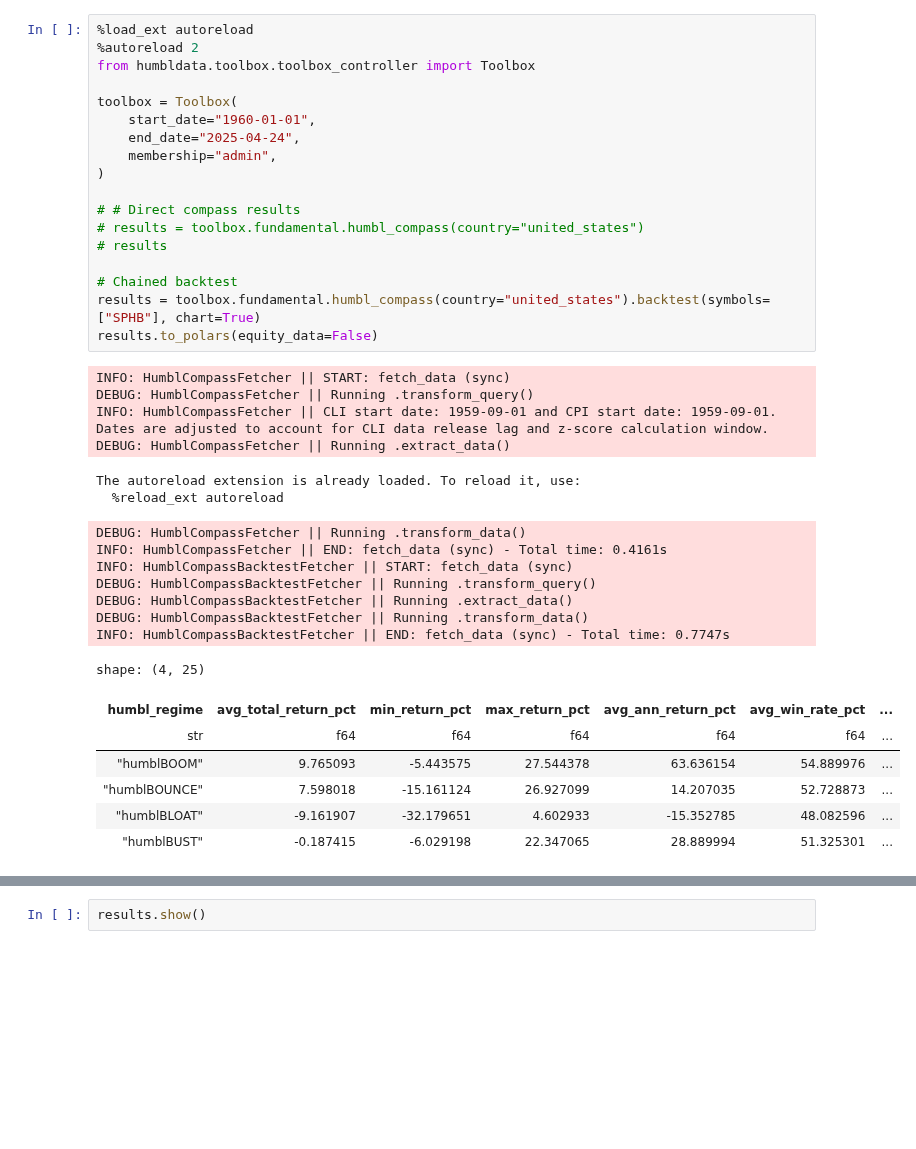
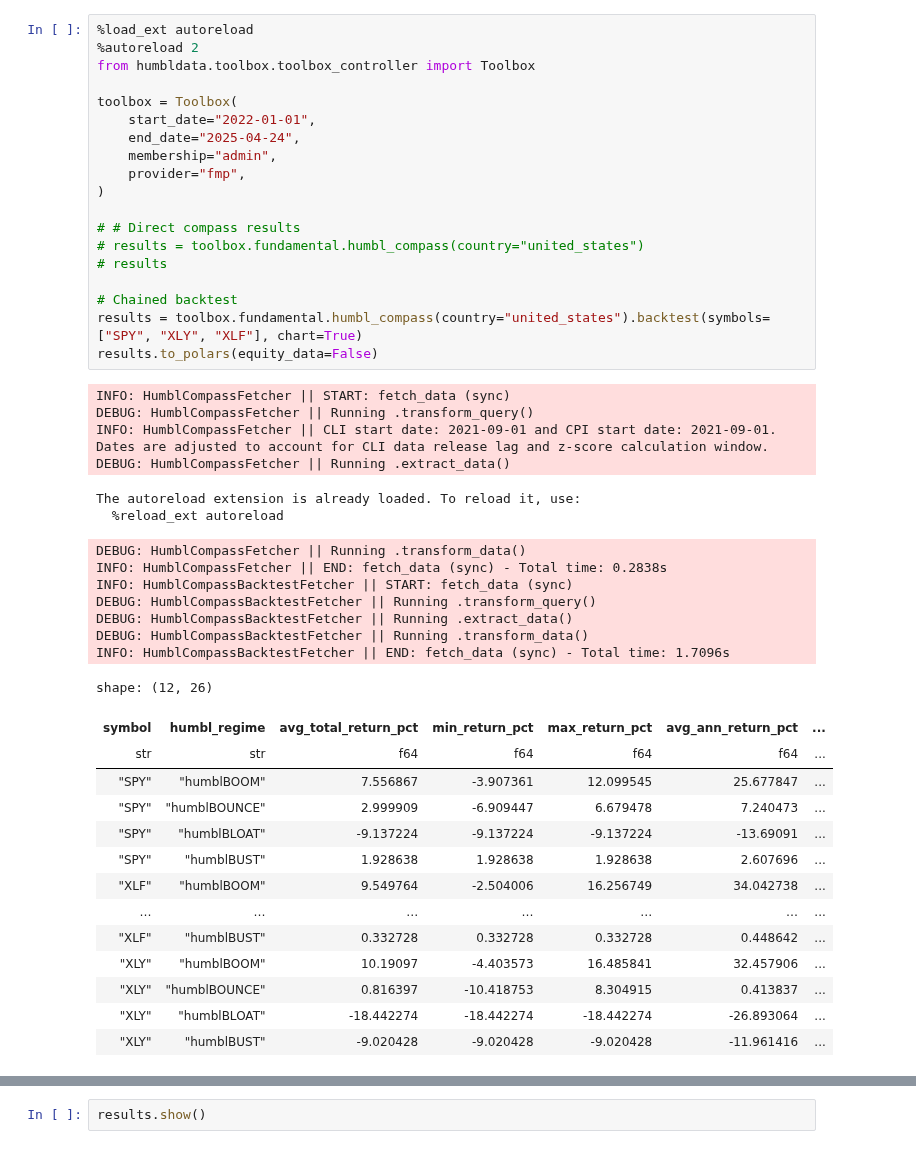
Before and after one commit to humblFINANCE/humblDATA, a Jupyter notebook: notebooks/examples/humblCOMPASS-backtest_example.ipynb, the cells around one changed output, grey strips where cells are left out. Saved outputs shown, nothing was run; the diff lists cells and outputs as text; blank space fills up the shorter version.

```diff
--- a/notebooks/examples/humblCOMPASS-backtest_example.ipynb
+++ b/notebooks/examples/humblCOMPASS-backtest_example.ipynb
@@ -13,39 +16,47 @@ obb.account.login(pat=Env().OBB_PAT, remember_me=True)
 # %%
 %load_ext autoreload
 %autoreload 2
 from humbldata.toolbox.toolbox_controller import Toolbox
 
 toolbox = Toolbox(
-    start_date="1960-01-01",
+    start_date="2022-01-01",
     end_date="2025-04-24",
     membership="admin",
+    provider="fmp",
 )
 
 # # Direct compass results
 # results = toolbox.fundamental.humbl_compass(country="united_states")
 # results
 
 # Chained backtest
-results = toolbox.fundamental.humbl_compass(country="united_states").backtest(symbols=["SPHB"], chart=True)
+results = toolbox.fundamental.humbl_compass(country="united_states").backtest(symbols=["SPY", "XLY", "XLF"], chart=True)
 results.to_polars(equity_data=False)
 # %% [output]
 INFO: HumblCompassFetcher || START: fetch_data (sync)
 DEBUG: HumblCompassFetcher || Running .transform_query()
-INFO: HumblCompassFetcher || CLI start date: 1959-09-01 and CPI start date: 1959-09-01. Dates are adjusted to account for CLI data release lag and z-score calculation window.
+INFO: HumblCompassFetcher || CLI start date: 2021-09-01 and CPI start date: 2021-09-01. Dates are adjusted to account for CLI data release lag and z-score calculation window.
 DEBUG: HumblCompassFetcher || Running .extract_data()
 The autoreload extension is already loaded. To reload it, use:
   %reload_ext autoreload
 DEBUG: HumblCompassFetcher || Running .transform_data()
-INFO: HumblCompassFetcher || END: fetch_data (sync) - Total time: 0.4161s
+INFO: HumblCompassFetcher || END: fetch_data (sync) - Total time: 0.2838s
 INFO: HumblCompassBacktestFetcher || START: fetch_data (sync)
 DEBUG: HumblCompassBacktestFetcher || Running .transform_query()
 DEBUG: HumblCompassBacktestFetcher || Running .extract_data()
 DEBUG: HumblCompassBacktestFetcher || Running .transform_data()
-INFO: HumblCompassBacktestFetcher || END: fetch_data (sync) - Total time: 0.7747s
+INFO: HumblCompassBacktestFetcher || END: fetch_data (sync) - Total time: 1.7096s
-shape: (4, 25)
+shape: (12, 26)
-| humbl_regime | avg_total_return_pct | min_return_pct | max_return_pct | avg_ann_return_pct | avg_win_rate_pct | ... |
-| str | f64 | f64 | f64 | f64 | f64 | ... |
-| "humblBOOM" | 9.765093 | -5.443575 | 27.544378 | 63.636154 | 54.889976 | ... |
-| "humblBOUNCE" | 7.598018 | -15.161124 | 26.927099 | 14.207035 | 52.728873 | ... |
-| "humblBLOAT" | -9.161907 | -32.179651 | 4.602933 | -15.352785 | 48.082596 | ... |
-| "humblBUST" | -0.187415 | -6.029198 | 22.347065 | 28.889994 | 51.325301 | ... |
+| symbol | humbl_regime | avg_total_return_pct | min_return_pct | max_return_pct | avg_ann_return_pct | ... |
+| str | str | f64 | f64 | f64 | f64 | ... |
+| "SPY" | "humblBOOM" | 7.556867 | -3.907361 | 12.099545 | 25.677847 | ... |
+| "SPY" | "humblBOUNCE" | 2.999909 | -6.909447 | 6.679478 | 7.240473 | ... |
+| "SPY" | "humblBLOAT" | -9.137224 | -9.137224 | -9.137224 | -13.69091 | ... |
+| "SPY" | "humblBUST" | 1.928638 | 1.928638 | 1.928638 | 2.607696 | ... |
+| "XLF" | "humblBOOM" | 9.549764 | -2.504006 | 16.256749 | 34.042738 | ... |
+| … | … | … | … | … | … | ... |
+| "XLF" | "humblBUST" | 0.332728 | 0.332728 | 0.332728 | 0.448642 | ... |
+| "XLY" | "humblBOOM" | 10.19097 | -4.403573 | 16.485841 | 32.457906 | ... |
+| "XLY" | "humblBOUNCE" | 0.816397 | -10.418753 | 8.304915 | 0.413837 | ... |
+| "XLY" | "humblBLOAT" | -18.442274 | -18.442274 | -18.442274 | -26.893064 | ... |
+| "XLY" | "humblBUST" | -9.020428 | -9.020428 | -9.020428 | -11.961416 | ... |
```
Also changed, not shown: parts of 2 cells of this notebook, 3 other files.
